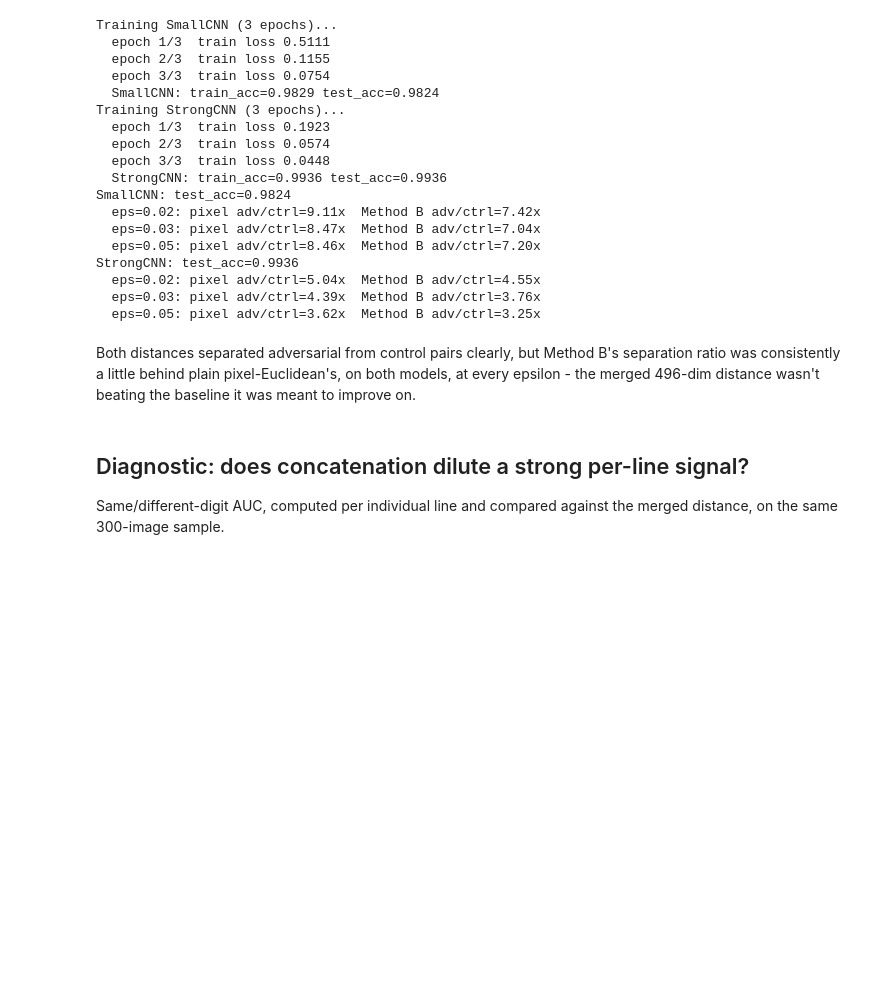
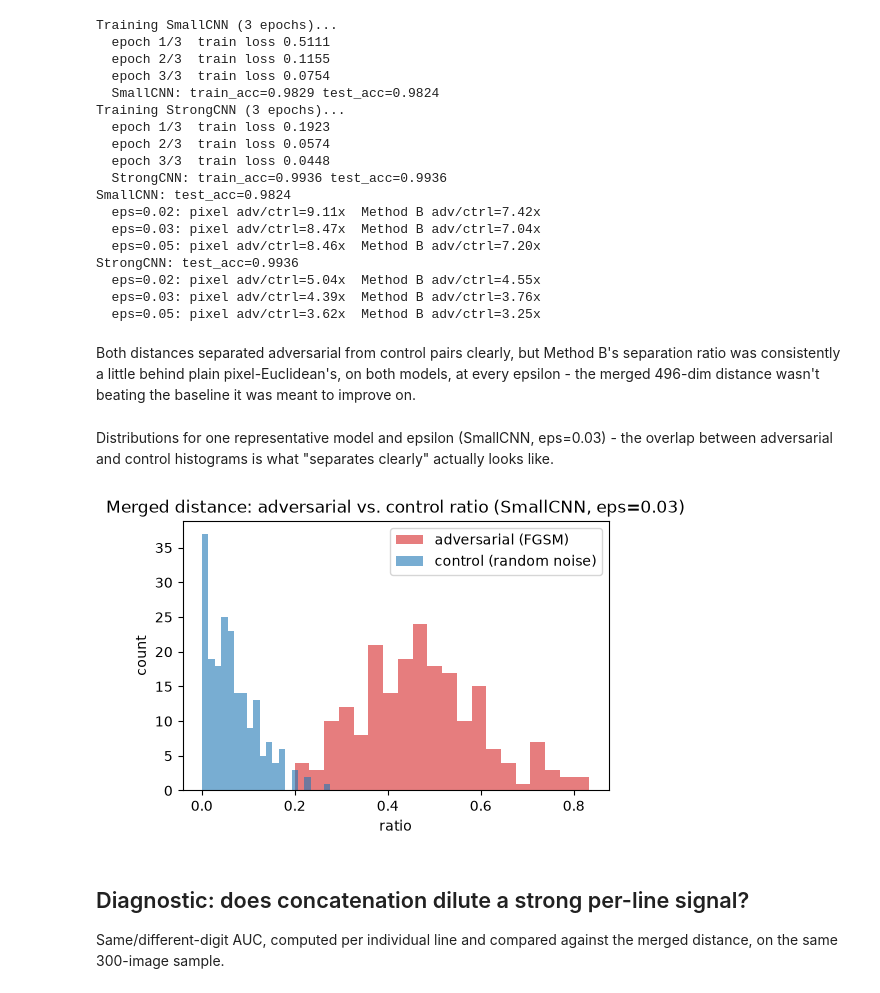
Before and after one commit to Kilobyte947/Datasig, a Jupyter notebook: signature_distance/notebook_method_b_further_work.ipynb, the cells around one changed output. Drawn from its saved outputs; the diff is of its cells as text; code cells hidden in the pictures; blank space fills up the shorter version.

```diff
--- a/signature_distance/notebook_method_b_further_work.ipynb
+++ b/signature_distance/notebook_method_b_further_work.ipynb
@@ -99,6 +100,19 @@ Both distances separated adversarial from control pairs clearly, but Method B's
 separation ratio was consistently a little behind plain pixel-Euclidean's, on both models,
 at every epsilon - the merged 496-dim distance wasn't beating the baseline it was meant to
 improve on.
+# %% [markdown]
+Distributions for one representative model and epsilon (SmallCNN, eps=0.03) - the
+overlap between adversarial and control histograms is what "separates clearly" actually
+looks like.
+# %%
+e = merged_result['models']['SmallCNN']['eps'][0.03]
+fig = plots.plot_ratio_distribution(
+    e['ratio_b_adv'], e['ratio_b_control'],
+    title="Merged distance: adversarial vs. control ratio (SmallCNN, eps=0.03)")
+display(fig)
+plt.close(fig)
+# %% [output]
+[figure, added]
 # %% [markdown]
 ## Diagnostic: does concatenation dilute a strong per-line signal?
 
```
Also changed, not shown: parts of 9 cells of this notebook, 2 other files.
